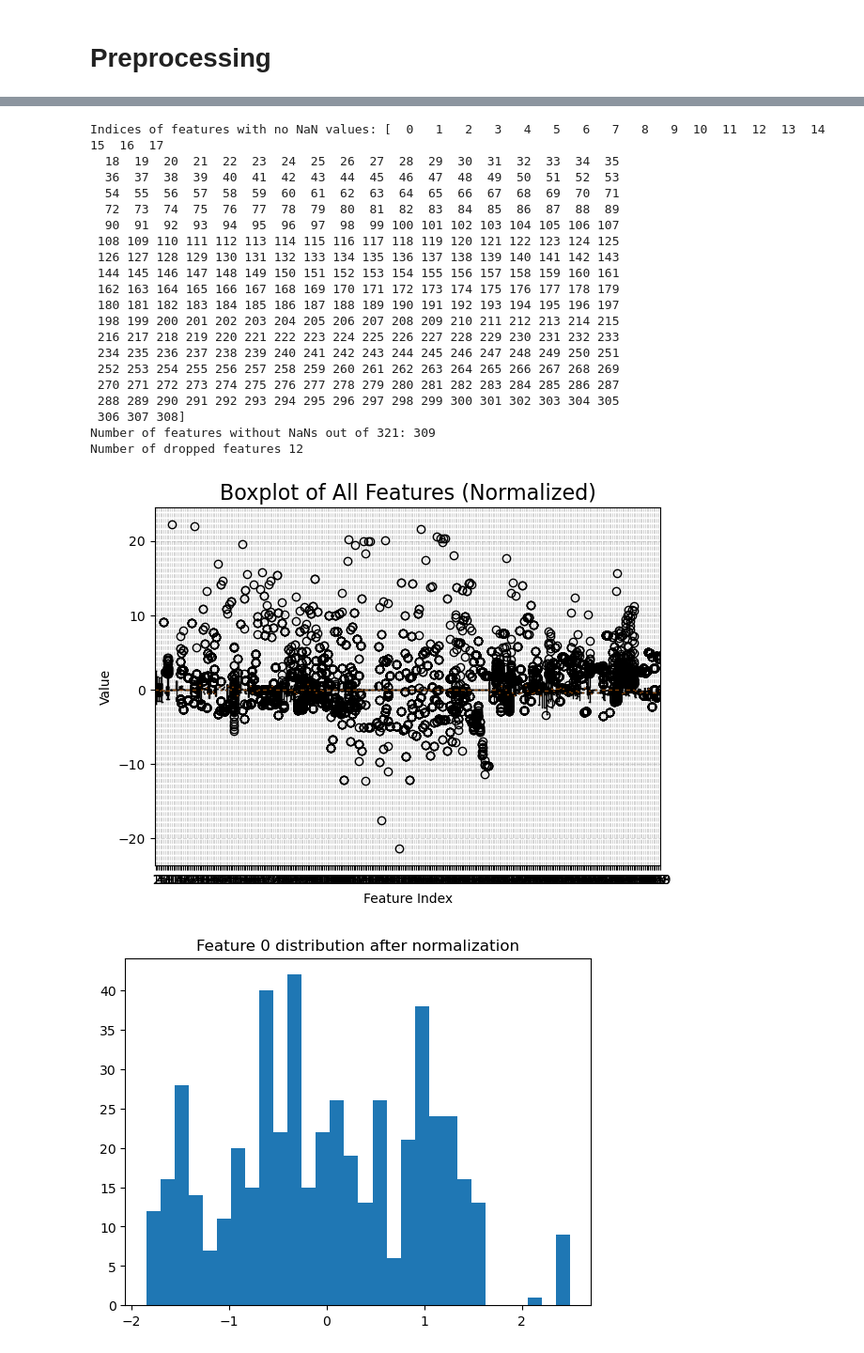
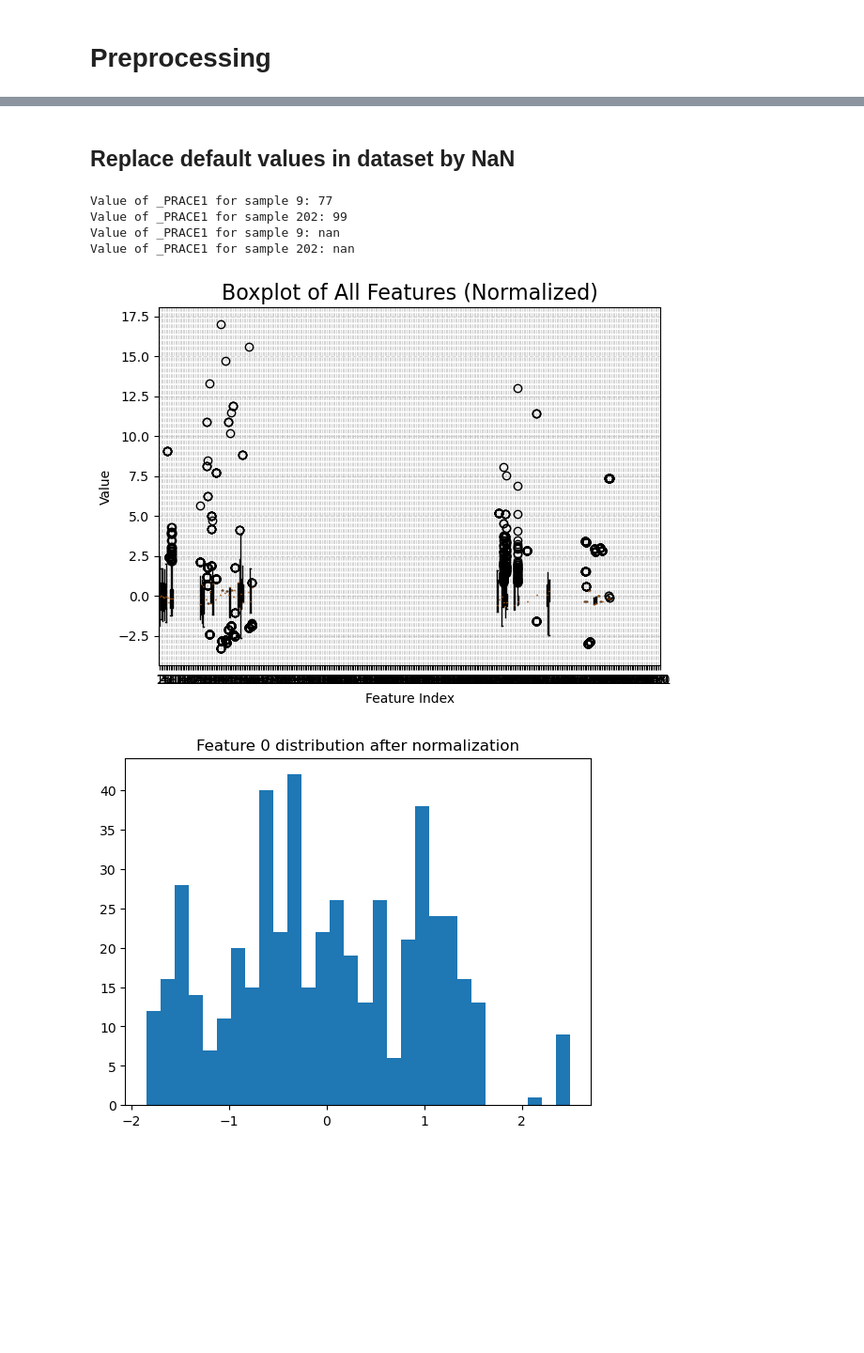
Before and after one commit to nathanmutin/MilaLyon, a Jupyter notebook: run.ipynb, the cells around one changed output, grey strips where cells are left out. Shown at 94% size. Cells and saved outputs as stored; diff of their text form; code cells hidden in the pictures; blank space fills up the shorter version.

Commit message:
replace default values by NaN

```diff
--- a/run.ipynb
+++ b/run.ipynb
@@ -6,3 +7,3 @@ import matplotlib.pyplot as plt
 # %%
-data_folder = 'C:/Users/ACER/OneDrive - epfl.ch/Desktop/ML/dataset/'
-x_train, x_test, y_train, train_ids, test_ids, train_columns, test_columns = load_csv_data(data_folder, sub_sample=True)
+data_folder = './data/'
+x_train, x_test, y_train, train_ids, test_ids, feature_names, default_values = load_csv_data(data_folder, sub_sample=False)
@@ -72,51 +43,55 @@ New shape after mean imputation: (500, 309)
-# %%
-non_nan_mask = ~np.isnan(x_train_imp).any(axis = 0)
-non_nan_indices = np.where(non_nan_mask)[0]
-
-print("Indices of features with no NaN values:", non_nan_indices)
-print("Number of features without NaNs out of 321:", non_nan_mask.sum())
-print("Number of dropped features", 321- non_nan_mask.sum())
-# %% [output]
-Indices of features with no NaN values: [  0   1   2   3   4   5   6   7   8   9  10  11  12  13  14  15  16  17
-  18  19  20  21  22  23  24  25  26  27  28  29  30  31  32  33  34  35
-  36  37  38  39  40  41  42  43  44  45  46  47  48  49  50  51  52  53
-  54  55  56  57  58  59  60  61  62  63  64  65  66  67  68  69  70  71
-  72  73  74  75  76  77  78  79  80  81  82  83  84  85  86  87  88  89
-  90  91  92  93  94  95  96  97  98  99 100 101 102 103 104 105 106 107
- 108 109 110 111 112 113 114 115 116 117 118 119 120 121 122 123 124 125
- 126 127 128 129 130 131 132 133 134 135 136 137 138 139 140 141 142 143
- 144 145 146 147 148 149 150 151 152 153 154 155 156 157 158 159 160 161
- 162 163 164 165 166 167 168 169 170 171 172 173 174 175 176 177 178 179
- 180 181 182 183 184 185 186 187 188 189 190 191 192 193 194 195 196 197
- 198 199 200 201 202 203 204 205 206 207 208 209 210 211 212 213 214 215
- 216 217 218 219 220 221 222 223 224 225 226 227 228 229 230 231 232 233
- 234 235 236 237 238 239 240 241 242 243 244 245 246 247 248 249 250 251
- 252 253 254 255 256 257 258 259 260 261 262 263 264 265 266 267 268 269
- 270 271 272 273 274 275 276 277 278 279 280 281 282 283 284 285 286 287
- 288 289 290 291 292 293 294 295 296 297 298 299 300 301 302 303 304 305
- 306 307 308]
-Number of features without NaNs out of 321: 309
-Number of dropped features 12
+# %% [markdown]
+## Replace default values in dataset by NaN
+# %%
+print("Default values for _PRACE1:", default_values[feature_names.index('_PRACE1')])
+print("Value of _PRACE1 for sample 9:", x_train[9,feature_names.index('_PRACE1')])
+print("Value of _PRACE1 for sample 202:", x_train[202,feature_names.index('_PRACE1')])
+
+for i, feature in enumerate(feature_names):
+    for default_value in default_values[i]:
+        x_train[x_train[:, i] == default_value, i] = np.nan
+        x_test[x_test[:, i] == default_value, i] = np.nan
+
+print("Value of _PRACE1 for sample 9:", x_train[9,feature_names.index('_PRACE1')])
+print("Value of _PRACE1 for sample 202:", x_train[202,feature_names.index('_PRACE1')])
+# %%
+# With Pandas
+print("Value of _PRACE1 for sample 9:", df_x_train.loc[9, '_PRACE1'])
+print("Value of _PRACE1 for sample 202:", df_x_train.loc[202, '_PRACE1'])
+
+for i, feature in enumerate(feature_names):
+    # Replace default values with NaN
+    for default_value in default_values[i]:
+        df_x_train.loc[df_x_train[feature] == default_value, feature] = np.nan
+        df_x_test.loc[df_x_test[feature] == default_value, feature] = np.nan
+
+print("Value of _PRACE1 for sample 9:", df_x_train.loc[9, '_PRACE1'])
+print("Value of _PRACE1 for sample 202:", df_x_train.loc[202, '_PRACE1'])
+# %% [output]
+Value of _PRACE1 for sample 9: 77
+Value of _PRACE1 for sample 202: 99
+Value of _PRACE1 for sample 9: nan
+Value of _PRACE1 for sample 202: nan
 # %%
-x_train, x_test = normalize(x_train_imp, x_test_imp)
+x_train, x_test = normalize(x_train, x_train)
 # %%
 # Make boxplot with colors
-box = plt.boxplot(x_train, patch_artist=True, notch=True, widths=0.6)
+box = plt.boxplot(x_train, patch_artist=True, notch=False, widths=0.6)
 
 
 
 # Labels
 plt.title("Boxplot of All Features (Normalized)", fontsize=16)
 plt.xlabel("Feature Index")
 plt.ylabel("Value")
 
 # Add grid
 plt.grid(True, linestyle='--', alpha=0.5)
 
 plt.tight_layout()
 plt.show()
 # %% [output]
-[figure, old version]
+[figure, new version]
 # %%
 plt.hist(x_train[:, 0], bins=30)
 plt.title("Feature 0 distribution after normalization")
```
Also changed, not shown: parts of 14 cells of this notebook, 1 other file.
